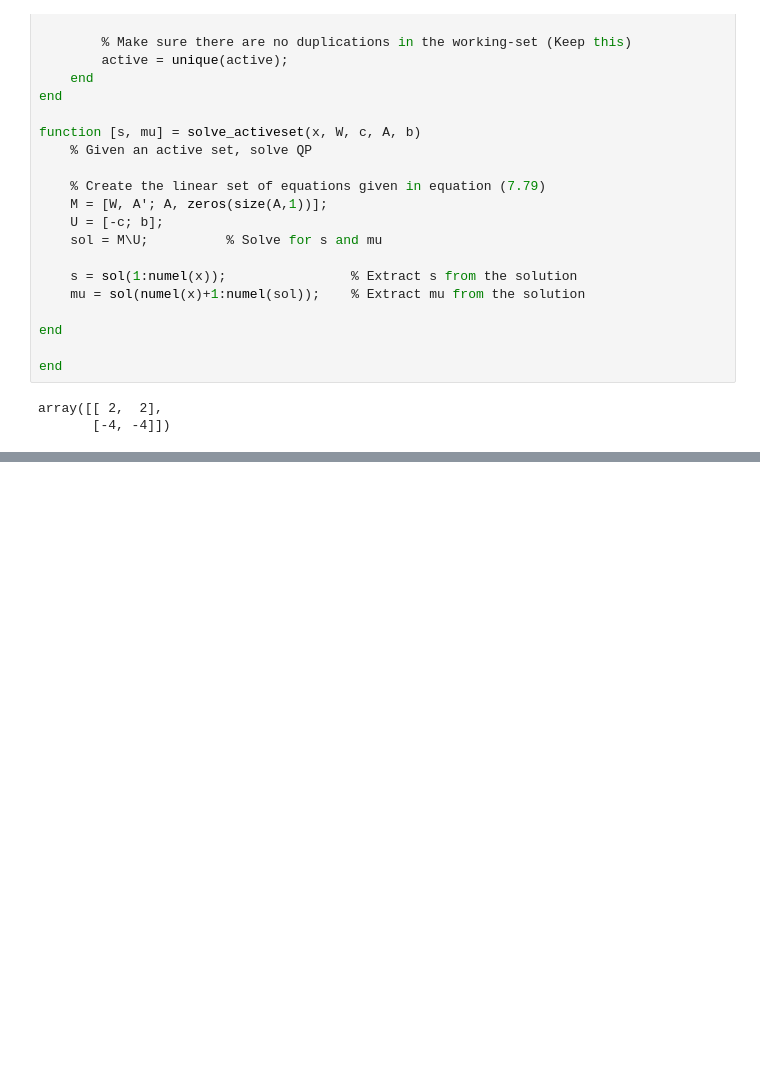
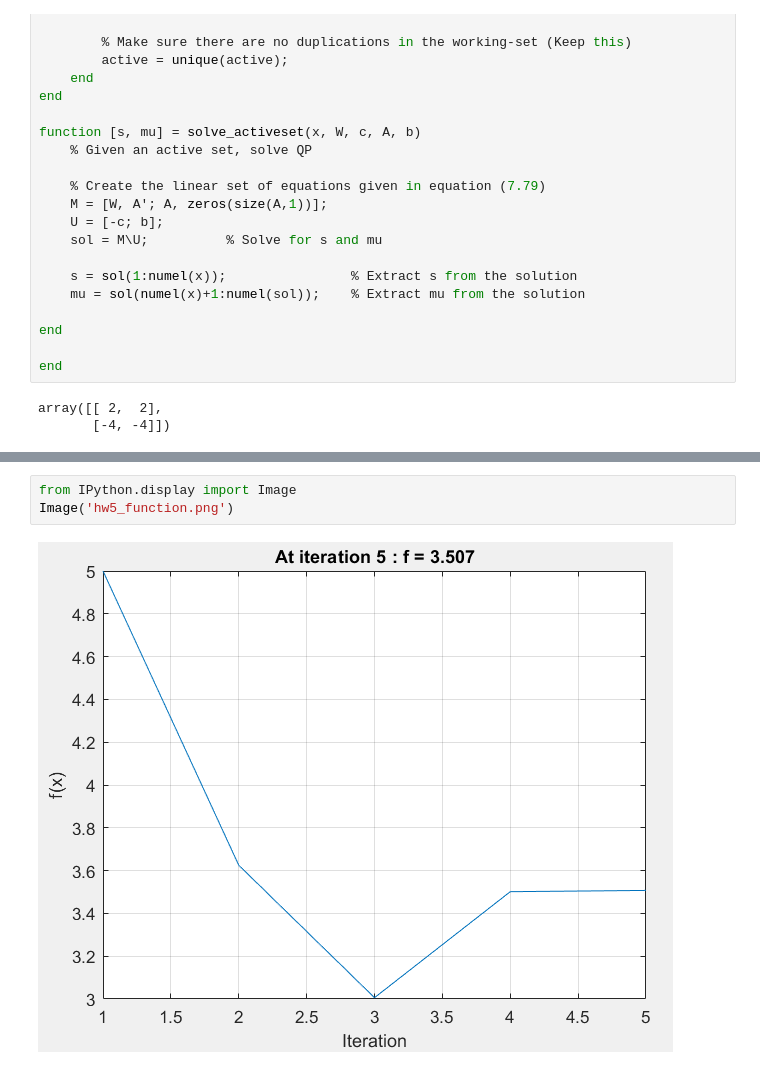
Before and after one commit to kphill1/DesignOptimization2021Fall, a Jupyter notebook: Homework_5.ipynb, the cells around one changed output, grey strips where cells are left out. Saved outputs shown, nothing was run; the diff lists cells and outputs as text; blank space fills up the shorter version.

```diff
--- a/Homework_5.ipynb
+++ b/Homework_5.ipynb
@@ -333,0 +336,5 @@ Image('control input.png')
+# %%
+from IPython.display import Image
+Image('hw5_function.png')
+# %% [output]
+[figure, added]
```
Also changed, not shown: parts of 3 cells of this notebook.
